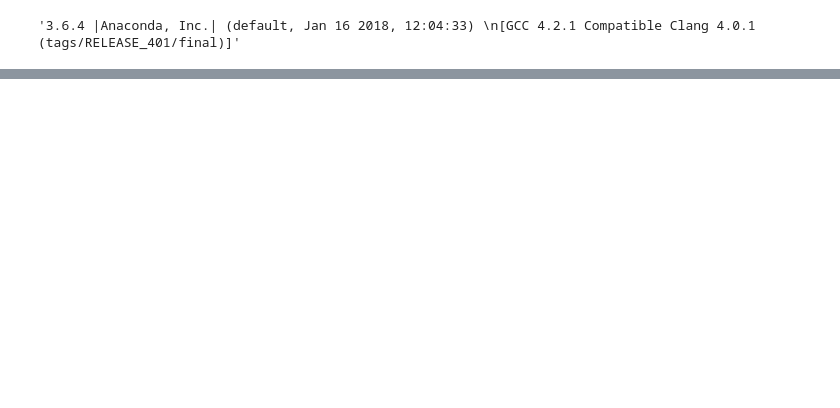
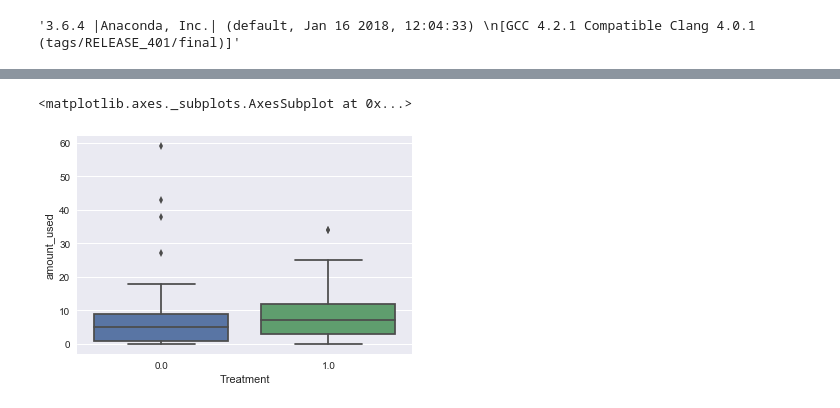
Before and after one commit to mathaholic/sanitization_habits_statistical_analysis, a Jupyter notebook: modeling/modeling_initial_omar.ipynb, the cells around one changed output, grey strips where cells are left out. Cells and saved outputs as stored; diff of their text form; code cells hidden in the pictures; blank space fills up the shorter version.

```diff
--- a/modeling/modeling_initial_omar.ipynb
+++ b/modeling/modeling_initial_omar.ipynb
@@ -98,0 +171,12 @@ You should consider upgrading via the 'pip install --upgrade pip' command.
+# %%
+import matplotlib as mpl
+import seaborn as sns
+
+sns.set(color_codes=True)
+# %%
+#sns.lmplot(x="Treatment", y="amount_used",   data=working_df)
+
+sns.boxplot(x="Treatment", y="amount_used",   data=working_df)
+# %% [output]
+<matplotlib.axes._subplots.AxesSubplot at 0x...>
+[figure, added]
```
Also changed, not shown: parts of 7 cells of this notebook.
